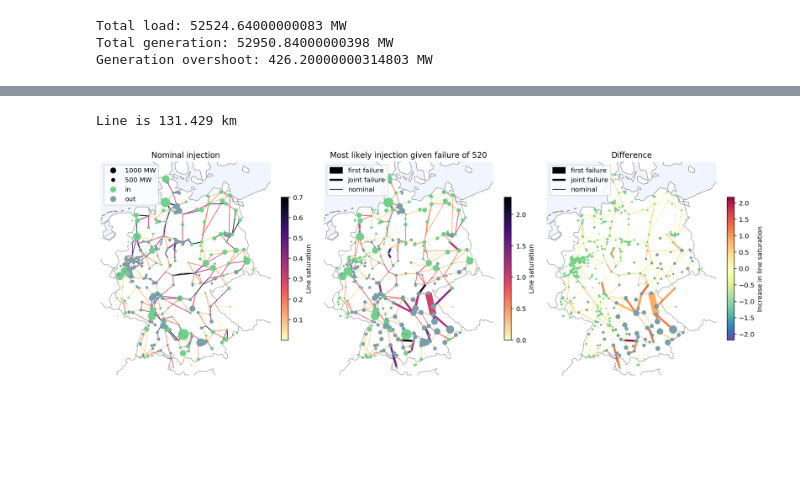
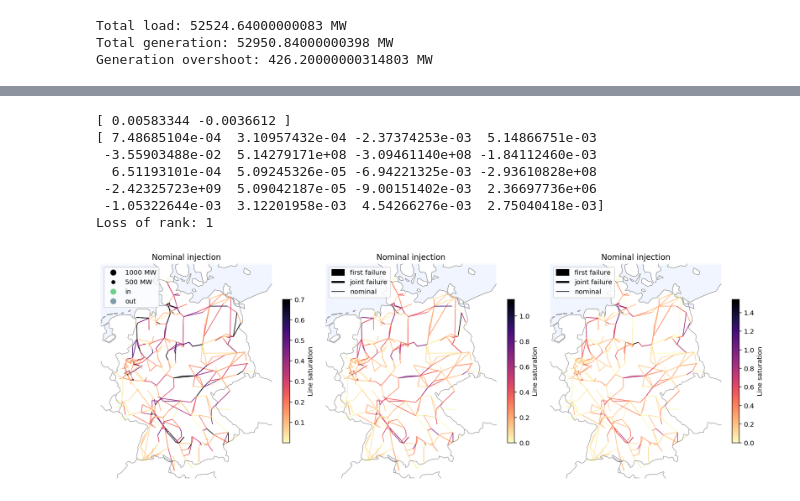
Before and after one commit to fonsp/grid-analysis, a Jupyter notebook: notebooks/models/Most likely power injection.ipynb, the cells around one changed output, grey strips where cells are left out. Saved outputs shown, nothing was run; the diff lists cells and outputs as text; code cells hidden in the pictures; blank space fills up the shorter version.

```diff
--- a/notebooks/models/Most likely power injection.ipynb
+++ b/notebooks/models/Most likely power injection.ipynb
@@ -164,4 +169,6 @@ Generation overshoot: 426.20000000314803 MW
 # %%
+fav_sgn.reload()
+
 f = fav_sgn.line_saturation_nonlinear.values[11,:]
 
 def true_prob(mu_l, sigma_l):
@@ -170,7 +177,7 @@ def true_prob(mu_l, sigma_l):
 def rate(mu_l, sigma_l):
     return np.square(1-np.abs(mu_l))/(2.0*np.square(sigma_l))
 
-line_ratings = pd.DataFrame({"l":fav_sgn.network.lines.index.values,
+line_ratings = pd.DataFrame({"l":fav_sgn.scigrid_line_indices,
               "f": f,
               "σdiff_day": np.sqrt(np.diagonal(line_diff_cov_day)) / fav_sgn.line_threshold})
 
@@ -251,7 +250,5 @@ sorted(enumerate(fav_sgn.network.lines.length.values), key=lambda x: -x[1])
-# %%
-line_ratings_reindexed = line_ratings.set_index("l")
 # %%
-l = 516
+l = 251
 
 
 avg_dev = np.mean(np.abs(most_likely_power_injection_given_line_failure(l) - fav_sgn.injection_total.loc[elevenAM]))
@@ -260,5 +257,5 @@ avg_injection = np.mean(np.abs(fav_sgn.injection_total.loc[elevenAM]))
 printm("Deviation is {:.0f}% of average injection.".format(100 * avg_dev / avg_injection))
 pd.Series(np.abs(most_likely_power_injection_given_line_failure(l) - fav_sgn.injection_total.loc[elevenAM])).describe()
 
-printm("Line is {} km.".format(fav_sgn.network.lines.length.values[l]))
+printm("Line is {} km.".format(fav_sgn.line_lengths[l]))
 # %% [output]
@@ -298,9 +561,10 @@ def bus_array_to_plot(x):
     return bus_sizes, bus_colors
 
 
-line_colors_flow = [np.abs(line_ratings_reindexed["f"][i]) for i in fav_sgn.network.lines.index]
+line_colors_flow = np.abs(fav_sgn.line_saturation_nonlinear.loc[elevenAM,:])
 line_widths=1
 bus_sizes, bus_colors = bus_array_to_plot(fav_sgn.injection_total.loc[elevenAM])
+bus_sizes = 0
 
 pathcol, linecol = fav_sgn.network.plot(geomap=geomap, bus_sizes=bus_sizes, bus_colors=bus_colors, line_colors=line_colors_flow, line_widths=line_widths, line_cmap="magma_r", ax=ax[0])
 cbar = fig.colorbar(linecol, ax=ax[0], shrink=.5)
@@ -308,69 +572,65 @@ cbar.set_label("Line saturation")
 ax[0].set_title("Nominal injection")
 
 
-p_given_l = most_likely_power_injection_given_line_failure(l)
-p_given_l -= np.mean(p_given_l)
-bus_sizes, bus_colors = bus_array_to_plot(p_given_l)
-line_colors = np.abs(fav_sgn.F @ p_given_l) / fav_sgn.line_threshold
-line_widths = np.ones(len(fav_sgn.network.lines))
-line_widths[np.abs((fav_sgn.F @ p_given_l) / fav_sgn.line_threshold) >= 1.0] = 3
-line_widths[l] = 10
-#bus_sizes=0
+line_colors_flow = np.abs(fav_sgn.line_saturation_nonlinear.loc[elevenAM,:]
+                         + fav_sgn.line_outage_flow_difference([20,217], fav_sgn.line_flow_nonlinear.loc[elevenAM,:]) / fav_sgn.line_threshold)
+line_widths=1
+bus_sizes, bus_colors = bus_array_to_plot(fav_sgn.injection_total.loc[elevenAM])
+bus_sizes = 0
 
-pathcol, linecol = fav_sgn.network.plot(geomap=geomap, bus_sizes=bus_sizes, bus_colors=bus_colors, line_colors=line_colors, line_widths=line_widths, line_cmap="magma_r", ax=ax[1])
+pathcol, linecol = fav_sgn.network.plot(geomap=geomap, bus_sizes=bus_sizes, bus_colors=bus_colors, line_colors=line_colors_flow, line_widths=line_widths, line_cmap="magma_r", ax=ax[1])
 cbar = fig.colorbar(linecol, ax=ax[1], shrink=.5)
 cbar.set_label("Line saturation")
-linecol.set_clim(0,np.max([1.0, np.max(line_colors)]))
-ax[1].set_title("Most likely injection given failure of {}".format(line_ratings.l[l]))
+ax[1].set_title("Nominal injection")
 
 
 
-bus_sizes, bus_colors = bus_array_to_plot(p_given_l - fav_sgn.injection_total.loc[elevenAM])
-#line_colors = np.abs((fav_sgn.F @ p_given_l) / fav_sgn.line_threshold - fav_sgn.line_saturation_nonlinear.loc[elevenAM])
-line_colors = np.abs((fav_sgn.F @ p_given_l) / fav_sgn.line_threshold) - np.abs(fav_sgn.line_saturation_nonlinear.loc[elevenAM])
-line_widths = np.ones(len(fav_sgn.network.lines))
-line_widths[np.abs((fav_sgn.F @ p_given_l) / fav_sgn.line_threshold) >= 1.0] = 3
-line_widths[l] = 10
-#bus_sizes=0
+line_colors_flow = np.abs(fav_sgn.line_saturation_nonlinear.loc[elevenAM,:]
+                         + fav_sgn.line_outage_flow_difference(list(range(20)), fav_sgn.line_flow_nonlinear.loc[elevenAM,:]) / fav_sgn.line_threshold)
+line_widths=1
+bus_sizes, bus_colors = bus_array_to_plot(fav_sgn.injection_total.loc[elevenAM])
+bus_sizes = 0
 
-pathcol, linecol = fav_sgn.network.plot(geomap=geomap, bus_sizes=bus_sizes, bus_colors=bus_colors, line_colors=line_colors, line_widths=line_widths, line_cmap="Spectral_r", ax=ax[2])
+pathcol, linecol = fav_sgn.network.plot(geomap=geomap, bus_sizes=bus_sizes, bus_colors=bus_colors, line_colors=line_colors_flow, line_widths=line_widths, line_cmap="magma_r", ax=ax[2])
 cbar = fig.colorbar(linecol, ax=ax[2], shrink=.5)
-cbar.set_label("Increase in line saturation")
-max_diff = np.max(np.abs(line_colors))
-linecol.set_clim(-max_diff, max_diff)
-ax[2].set_title("Difference")
+cbar.set_label("Line saturation")
+ax[2].set_title("Nominal injection")
 
 import matplotlib.lines
 
 legend_elements = [matplotlib.lines.Line2D([0], [0], marker='o', color='w', label='1000 MW',
                           markerfacecolor='0', markersize=(1000/10)**0.5),
                    matplotlib.lines.Line2D([0], [0], marker='o', color='w', label='500 MW',
                           markerfacecolor='0', markersize=(500/10)**0.5),
                    matplotlib.lines.Line2D([0], [0], marker='o', color='w', label='in',
                           markerfacecolor='#6fd08c', markersize=(1000/10)**0.5),
                    matplotlib.lines.Line2D([0], [0], marker='o', color='w', label='out',
                           markerfacecolor='#7b9ea8', markersize=(1000/10)**0.5)]
 
 ax[0].legend(handles=legend_elements)
 
 legend_elements = [matplotlib.lines.Line2D([0,1], [0,0], color="0", solid_capstyle="butt", linewidth=10, label="first failure"),
                    matplotlib.lines.Line2D([0,1], [0,0], color="0", solid_capstyle="butt", linewidth=3,  label="joint failure"),
                    matplotlib.lines.Line2D([0,1], [0,0], color="0", solid_capstyle="butt", linewidth=1,  label="nominal")]
 
 ax[1].legend(handles=legend_elements)
 ax[2].legend(handles=legend_elements)
 
 for axi in ax:
     axi.add_feature(cartopy.feature.LAKES.with_scale(geomap), facecolor="#f0f5ff", edgecolor="#000000", linewidth=.3, zorder=.5)
     axi.add_feature(cartopy.feature.LAND.with_scale(geomap), facecolor="#ffffff", edgecolor="#000000", linewidth=.2)
     axi.background_patch.set_facecolor("#f0f5ff")
 
 plt.subplots_adjust(wspace=.05)
 
-print("Line is {} km".format(fav_sgn.network.lines.length.values[l]))
-
 
 #plt.savefig("mostlikelyinjection520.pdf", bbox_inches="tight")
 # %% [output]
-Line is 131.429 km
+[ 0.00583344 -0.0036612 ]
+[ 7.48685104e-04  3.10957432e-04 -2.37374253e-03  5.14866751e-03
+ -3.55903488e-02  5.14279171e+08 -3.09461140e+08 -1.84112460e-03
+  6.51193101e-04  5.09245326e-05 -6.94221325e-03 -2.93610828e+08
+ -2.42325723e+09  5.09042187e-05 -9.00151402e-03  2.36697736e+06
+ -1.05322644e-03  3.12201958e-03  4.54266276e-03  2.75040418e-03]
+Loss of rank: 1
-[figure, old version]
+[figure, new version]
```
Also changed, not shown: parts of 24 cells of this notebook.
